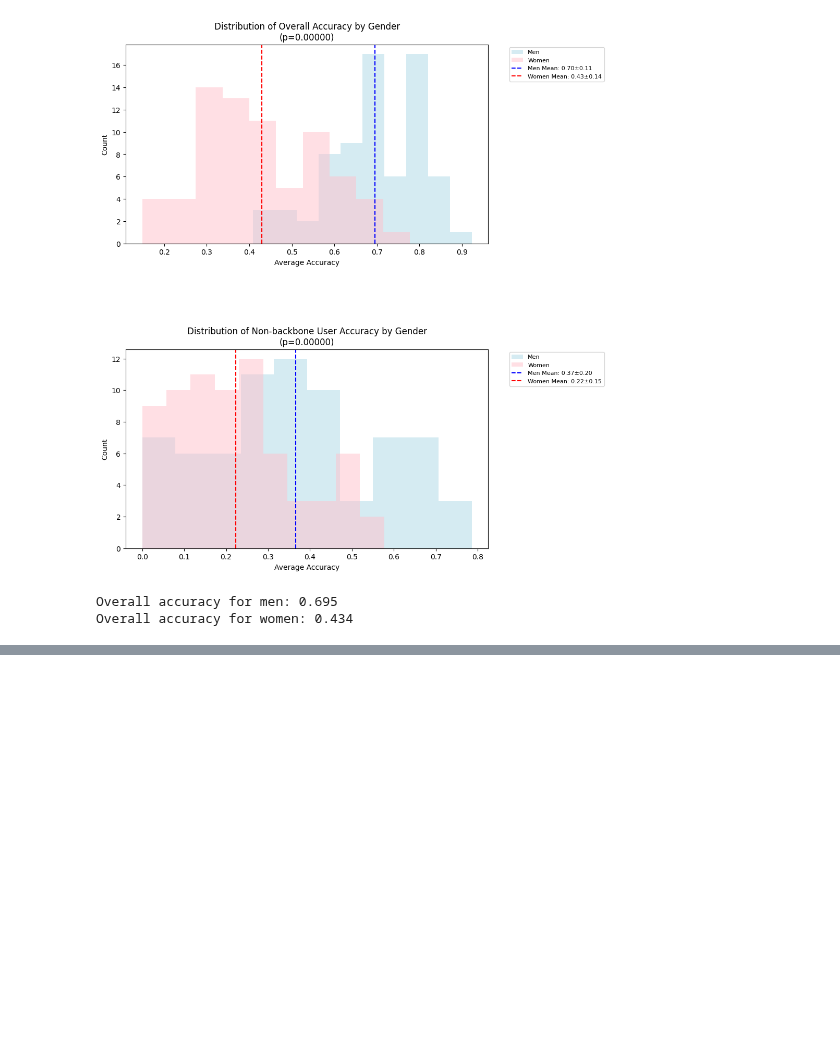
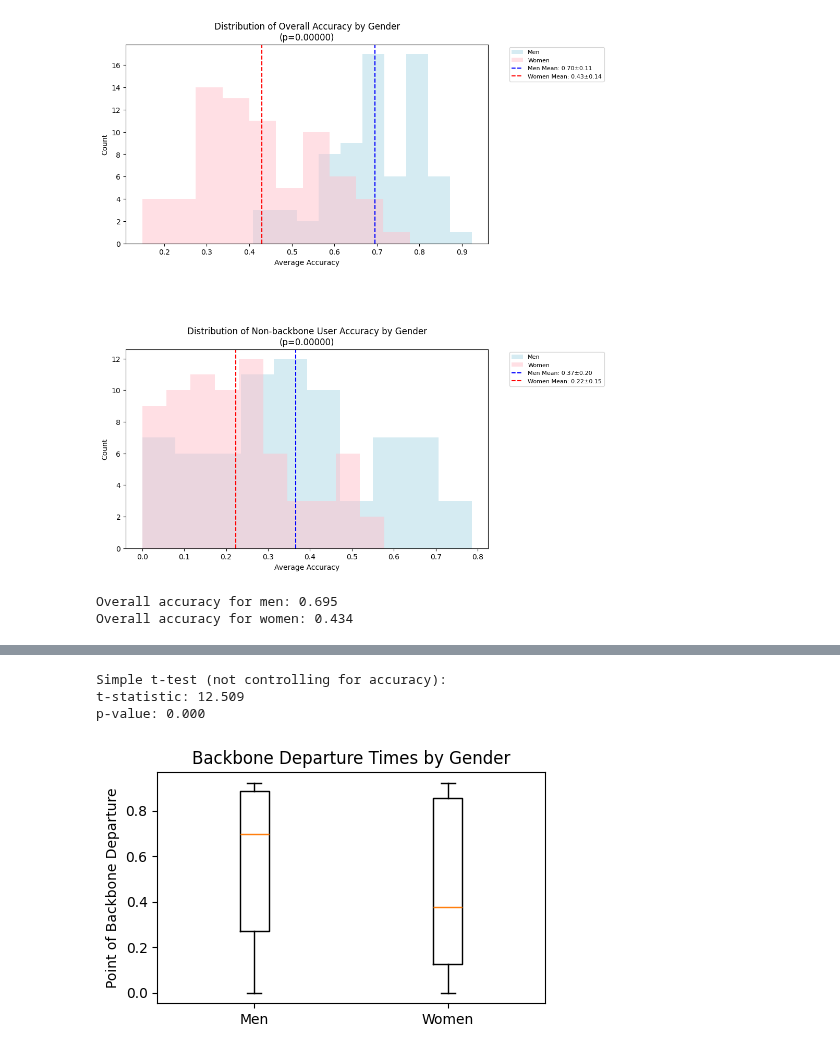
Before and after one commit to geometric-intelligence/mazedyn, a Jupyter notebook: mazedyn/4_backbone.ipynb, the cells around one changed output, grey strips where cells are left out. Cells and saved outputs as stored; diff of their text form; code cells hidden in the pictures; blank space fills up the shorter version.

```diff
--- a/mazedyn/4_backbone.ipynb
+++ b/mazedyn/4_backbone.ipynb
@@ -322,0 +388,79 @@ Overall accuracy for women: 0.434
+# %%
+# Perform t-test to compare backbone departure times between men and women
+# while controlling for accuracy using ANCOVA
+
+# import statsmodels.api as sm
+# from scipy import stats
+
+# # Prepare data for ANCOVA
+# X = merged_test_df[['is_man', 'subj_mean_acc']] # Independent variables
+# X = sm.add_constant(X) # Add constant term
+# y = merged_test_df['subj_mean_leave_backbone'] # Dependent variable
+
+# # Fit the model
+# model = sm.OLS(y, X).fit()
+
+# # Print summary
+# print("ANCOVA Results:")
+# print(model.summary().tables[1])
+
+# Also perform a simple t-test for comparison
+men_backbone = merged_test_df[merged_test_df['is_man']]['when_leave_backbone']
+women_backbone = merged_test_df[~merged_test_df['is_man']]['when_leave_backbone']
+
+t_stat, p_val = stats.ttest_ind(men_backbone, women_backbone)
+print("\nSimple t-test (not controlling for accuracy):")
+print(f"t-statistic: {t_stat:.3f}")
+print(f"p-value: {p_val:.3f}")
+
+# Create box plot to visualize the difference
+plt.figure(figsize=(5, 3))
+plt.boxplot([men_backbone, women_backbone], labels=['Men', 'Women'])
+plt.ylabel('Point of Backbone Departure')
+plt.title('Backbone Departure Times by Gender')
+plt.show()
+
+# Perform ANCOVA to compare backbone departure times between men and women
+# while controlling for accuracy
+import statsmodels.api as sm
+
+# Prepare data for ANCOVA
+# Check correlation between gender and accuracy first
+gender_acc_corr = merged_test_df['is_man'].corr(merged_test_df['subj_mean_acc'])
+print(f"\nCorrelation between gender and accuracy: {gender_acc_corr:.3f}")
+
+# Since gender and accuracy are moderately correlated (r=0.426), we should run separate models
+# First model: Just gender effect
+# Run separate models for gender and accuracy effects
+X_gender = merged_test_df[['is_man']]
+X_gender = sm.add_constant(X_gender)
+y = merged_test_df['when_leave_backbone']
+
+# Fit gender-only model and print results
+model = sm.OLS(np.asarray(y, dtype=float), np.asarray(X_gender, dtype=float)).fit()
+print("\nGender Effect on Backbone Departure:")
+print(model.summary().tables[1])
+
+# Second model: Just accuracy effect
+X_acc = merged_test_df[['subj_mean_acc']]
+X_acc = sm.add_constant(X_acc)
+
+# Fit accuracy-only model and print results
+model_acc = sm.OLS(np.asarray(y, dtype=float), np.asarray(X_acc, dtype=float)).fit()
+print("\nAccuracy Effect on Backbone Departure:")
+print(model_acc.summary().tables[1])
+
+# Run full model with both predictors
+X_full = merged_test_df[['is_man', 'subj_mean_acc']]
+X_full = sm.add_constant(X_full)
+y = merged_test_df['when_leave_backbone']
+
+# Fit full model
+model_full = sm.OLS(np.asarray(y, dtype=float), np.asarray(X_full, dtype=float)).fit()
+print("\nFull Model (Gender and Accuracy Effects):")
+print(model_full.summary().tables[1])
+# %% [output]
+Simple t-test (not controlling for accuracy):
+t-statistic: 12.509
+p-value: 0.000
+[figure, added]
```
Also changed, not shown: parts of 7 cells of this notebook.
